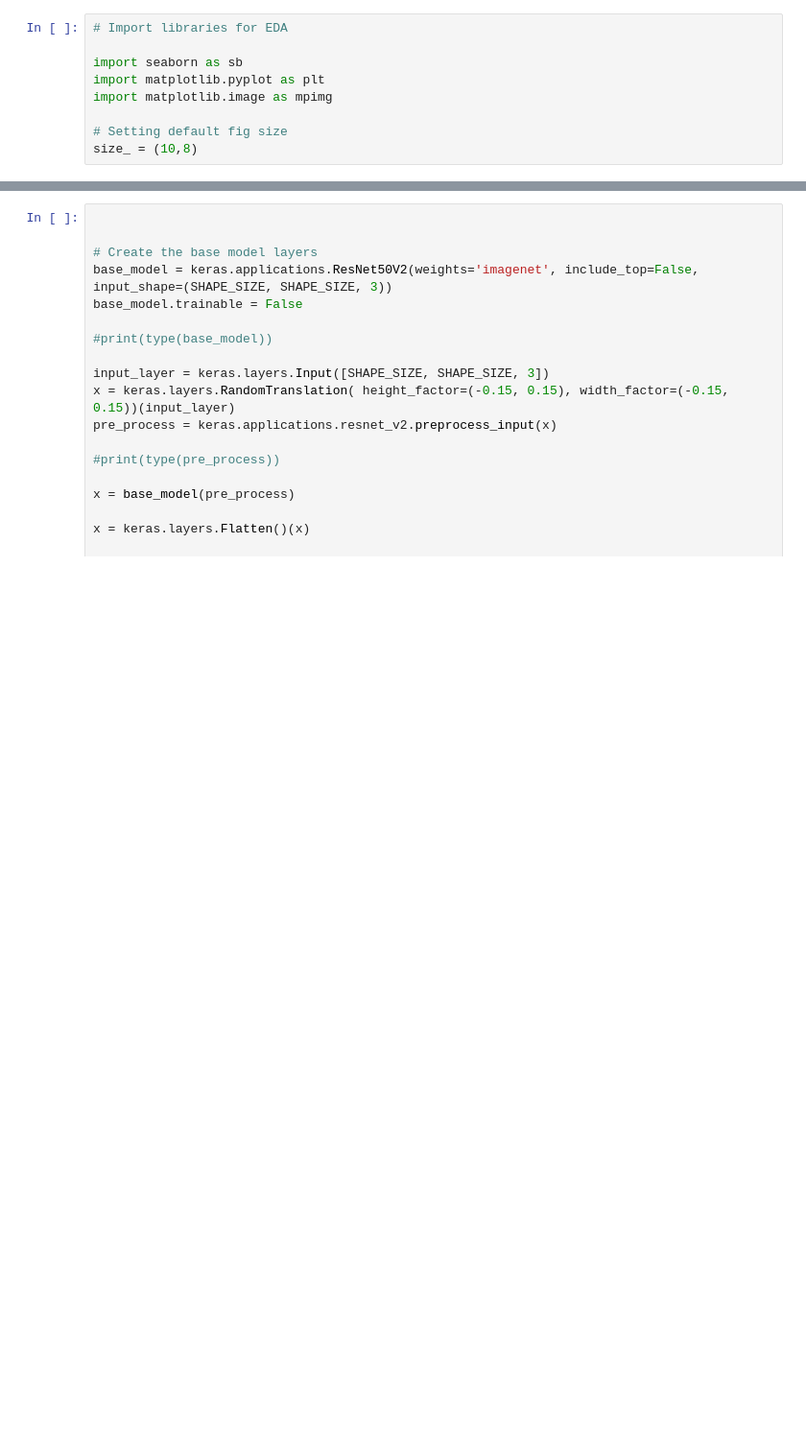
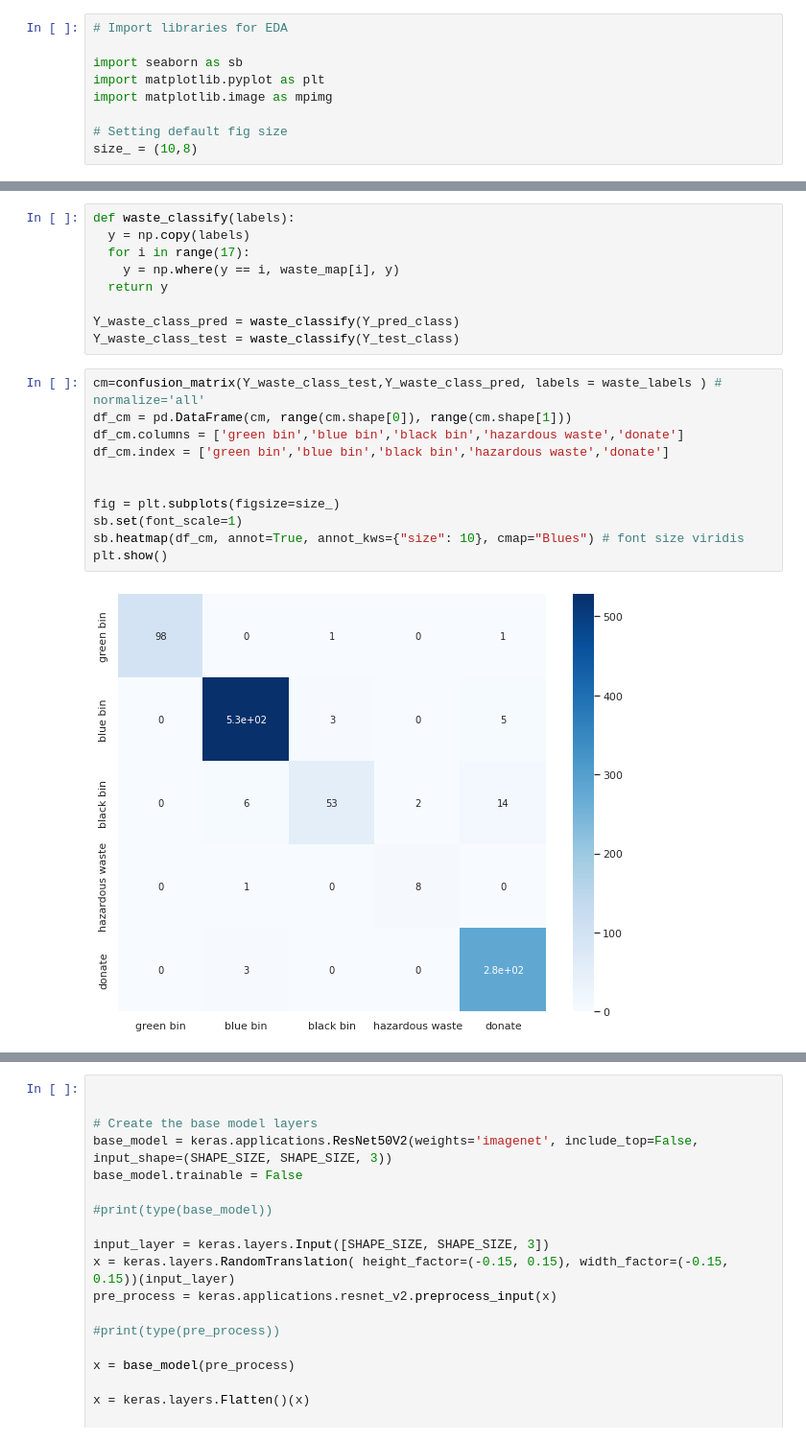
Before and after one commit to williamfrankholland/MMAI-Deep-Learning, a Jupyter notebook: colab/Waste_Classification_ResNet_Bill.ipynb, the cells around one changed output, grey strips where cells are left out. Shown at 96% size. Drawn from its saved outputs; the diff is of its cells as text; blank space fills up the shorter version.

```diff
--- a/colab/Waste_Classification_ResNet_Bill.ipynb
+++ b/colab/Waste_Classification_ResNet_Bill.ipynb
@@ -412,0 +440,22 @@ plt.show()
+# %%
+def waste_classify(labels):
+  y = np.copy(labels)
+  for i in range(17):
+    y = np.where(y == i, waste_map[i], y)
+  return y
+
+Y_waste_class_pred = waste_classify(Y_pred_class)
+Y_waste_class_test = waste_classify(Y_test_class)
+# %%
+cm=confusion_matrix(Y_waste_class_test,Y_waste_class_pred, labels = waste_labels ) # normalize='all'
+df_cm = pd.DataFrame(cm, range(cm.shape[0]), range(cm.shape[1]))
+df_cm.columns = ['green bin','blue bin','black bin','hazardous waste','donate']
+df_cm.index = ['green bin','blue bin','black bin','hazardous waste','donate']
+
+
+fig = plt.subplots(figsize=size_)
+sb.set(font_scale=1)
+sb.heatmap(df_cm, annot=True, annot_kws={"size": 10}, cmap="Blues") # font size viridis
+plt.show()
+# %% [output]
+[figure, added]
```
Also changed, not shown: parts of 8 cells of this notebook.
